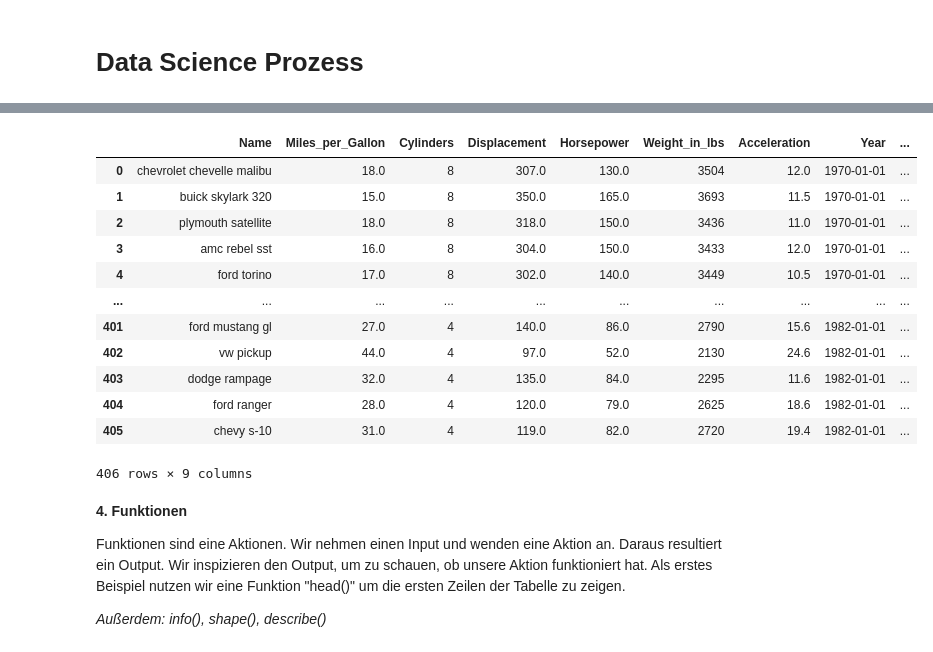
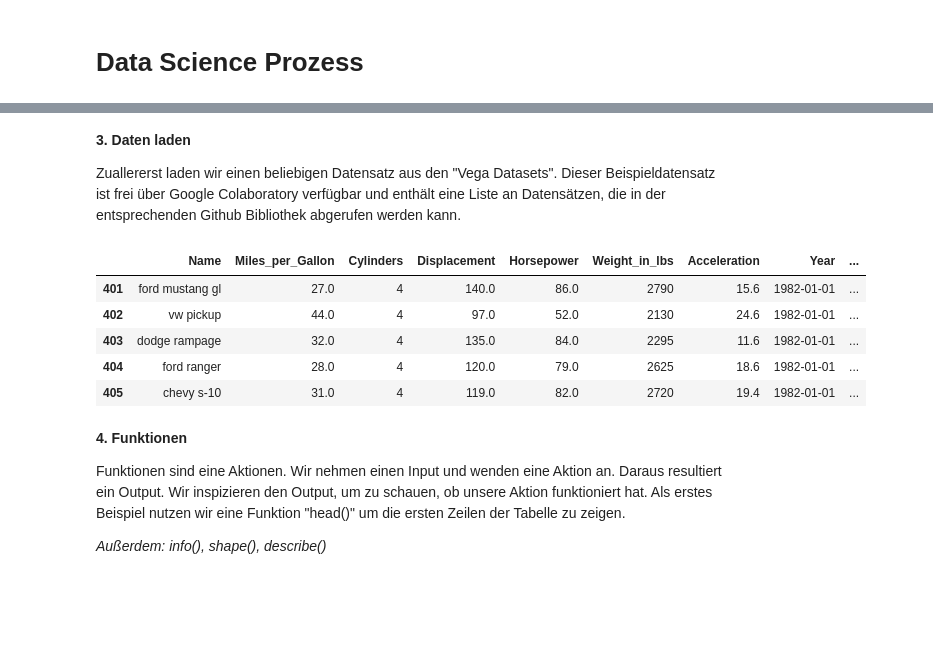
Before and after one commit to nilsjennissen/python-handbook, a Jupyter notebook: Workshop.ipynb, the cells around one changed output, grey strips where cells are left out. Drawn from its saved outputs; the diff is of its cells as text; code cells hidden in the pictures; blank space fills up the shorter version.

```diff
--- a/Workshop.ipynb
+++ b/Workshop.ipynb
@@ -63,22 +100,19 @@ Was schätzt Ihr, wie ist der durchschnitt der PS?
+# %% [markdown]
+**3. Daten laden**
+
+Zuallererst laden wir einen beliebigen Datensatz aus den "Vega Datasets". Dieser Beispieldatensatz ist frei über Google Colaboratory verfügbar und enthält eine Liste an Datensätzen, die in der entsprechenden Github Bibliothek abgerufen werden kann.
 # %%
 from vega_datasets import data
 # %%
 cars = data.cars()
-cars
+cars.tail()
 # %% [output]
 |  | Name | Miles_per_Gallon | Cylinders | Displacement | Horsepower | Weight_in_lbs | Acceleration | Year | ... |
-| 0 | chevrolet chevelle malibu | 18.0 | 8 | 307.0 | 130.0 | 3504 | 12.0 | 1970-01-01 | ... |
-| 1 | buick skylark 320 | 15.0 | 8 | 350.0 | 165.0 | 3693 | 11.5 | 1970-01-01 | ... |
-| 2 | plymouth satellite | 18.0 | 8 | 318.0 | 150.0 | 3436 | 11.0 | 1970-01-01 | ... |
-| 3 | amc rebel sst | 16.0 | 8 | 304.0 | 150.0 | 3433 | 12.0 | 1970-01-01 | ... |
-| 4 | ford torino | 17.0 | 8 | 302.0 | 140.0 | 3449 | 10.5 | 1970-01-01 | ... |
-| ... | ... | ... | ... | ... | ... | ... | ... | ... | ... |
 | 401 | ford mustang gl | 27.0 | 4 | 140.0 | 86.0 | 2790 | 15.6 | 1982-01-01 | ... |
 | 402 | vw pickup | 44.0 | 4 | 97.0 | 52.0 | 2130 | 24.6 | 1982-01-01 | ... |
 | 403 | dodge rampage | 32.0 | 4 | 135.0 | 84.0 | 2295 | 11.6 | 1982-01-01 | ... |
 | 404 | ford ranger | 28.0 | 4 | 120.0 | 79.0 | 2625 | 18.6 | 1982-01-01 | ... |
 | 405 | chevy s-10 | 31.0 | 4 | 119.0 | 82.0 | 2720 | 19.4 | 1982-01-01 | ... |
-406 rows × 9 columns
 # %% [markdown]
 **4. Funktionen**
 
```
Also changed, not shown: parts of 27 cells of this notebook.
